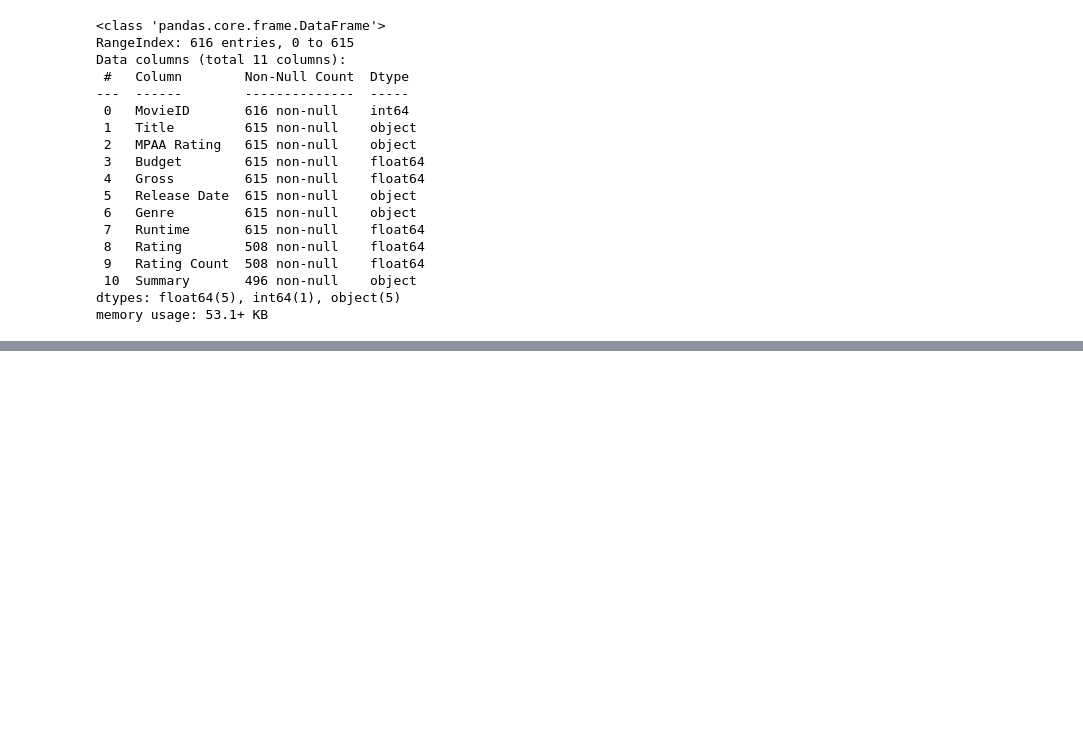
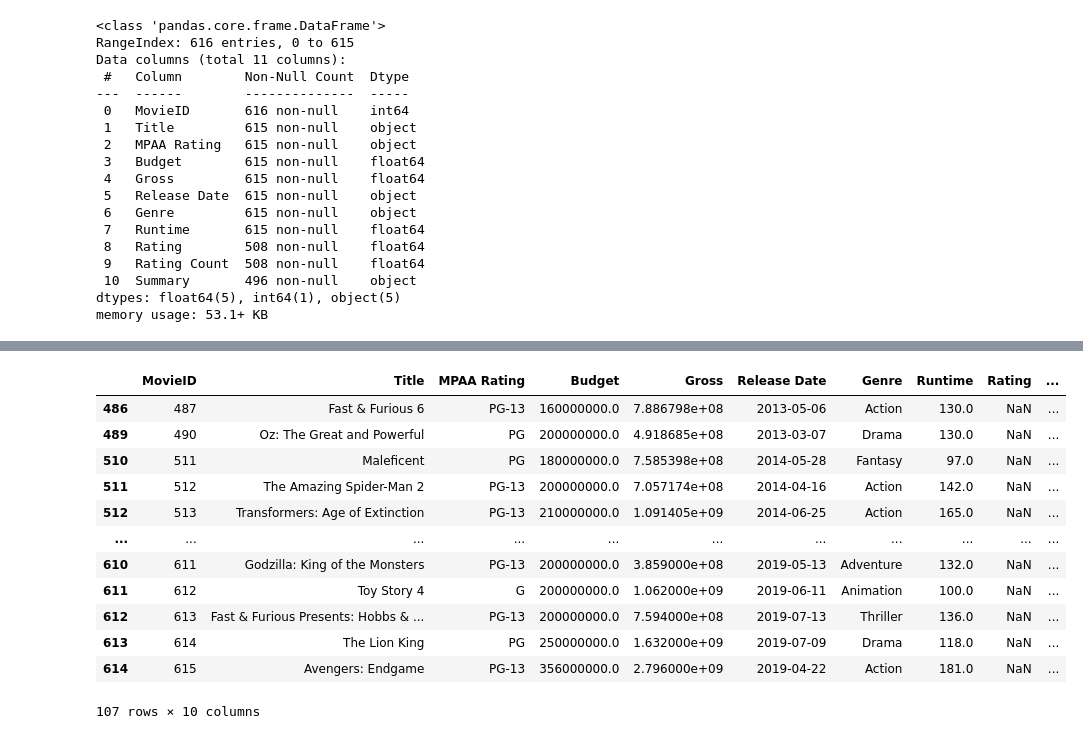
Before and after one commit to killianmeehan/Pandas, a Jupyter notebook: Exercises.ipynb, the cells around one changed output, grey strips where cells are left out. Cells and saved outputs as stored; diff of their text form; code cells hidden in the pictures; blank space fills up the shorter version.

```diff
--- a/Exercises.ipynb
+++ b/Exercises.ipynb
@@ -53,0 +80,18 @@ df.drop_duplicates(subset=["Title"], keep='first', inplace=False, ignore_index=F
+# %%
+#df[df.isnull().any(axis=1)] #to show all NaN through the entire DataFrame. isna does the exact same thing, originally
+#came from R where they are different.
+df[df['Rating'].isnull()] #could be used to look under a specific column. Here we see last row is full of NaNs.
+# %% [output]
+|  | MovieID | Title | MPAA Rating | Budget | Gross | Release Date | Genre | Runtime | Rating | ... |
+| 486 | 487 | Fast & Furious 6 | PG-13 | 160000000.0 | 7.886798e+08 | 2013-05-06 | Action | 130.0 | NaN | ... |
+| 489 | 490 | Oz: The Great and Powerful | PG | 200000000.0 | 4.918685e+08 | 2013-03-07 | Drama | 130.0 | NaN | ... |
+| 510 | 511 | Maleficent | PG | 180000000.0 | 7.585398e+08 | 2014-05-28 | Fantasy | 97.0 | NaN | ... |
+| 511 | 512 | The Amazing Spider-Man 2 | PG-13 | 200000000.0 | 7.057174e+08 | 2014-04-16 | Action | 142.0 | NaN | ... |
+| 512 | 513 | Transformers: Age of Extinction | PG-13 | 210000000.0 | 1.091405e+09 | 2014-06-25 | Action | 165.0 | NaN | ... |
+| ... | ... | ... | ... | ... | ... | ... | ... | ... | ... | ... |
+| 610 | 611 | Godzilla: King of the Monsters | PG-13 | 200000000.0 | 3.859000e+08 | 2019-05-13 | Adventure | 132.0 | NaN | ... |
+| 611 | 612 | Toy Story 4 | G | 200000000.0 | 1.062000e+09 | 2019-06-11 | Animation | 100.0 | NaN | ... |
+| 612 | 613 | Fast & Furious Presents: Hobbs & ... | PG-13 | 200000000.0 | 7.594000e+08 | 2019-07-13 | Thriller | 136.0 | NaN | ... |
+| 613 | 614 | The Lion King | PG | 250000000.0 | 1.632000e+09 | 2019-07-09 | Drama | 118.0 | NaN | ... |
+| 614 | 615 | Avengers: Endgame | PG-13 | 356000000.0 | 2.796000e+09 | 2019-04-22 | Action | 181.0 | NaN | ... |
+107 rows × 10 columns
```
Also changed, not shown: parts of 9 cells of this notebook, 1 other file.
